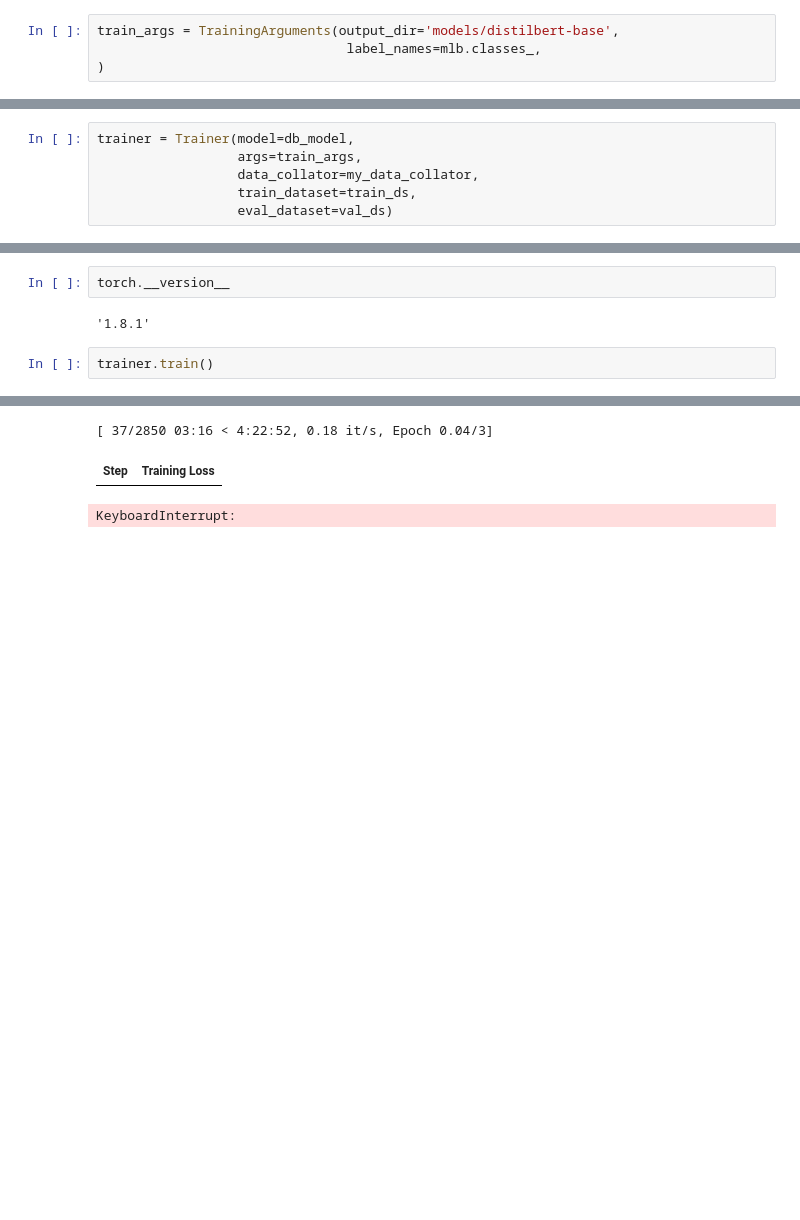
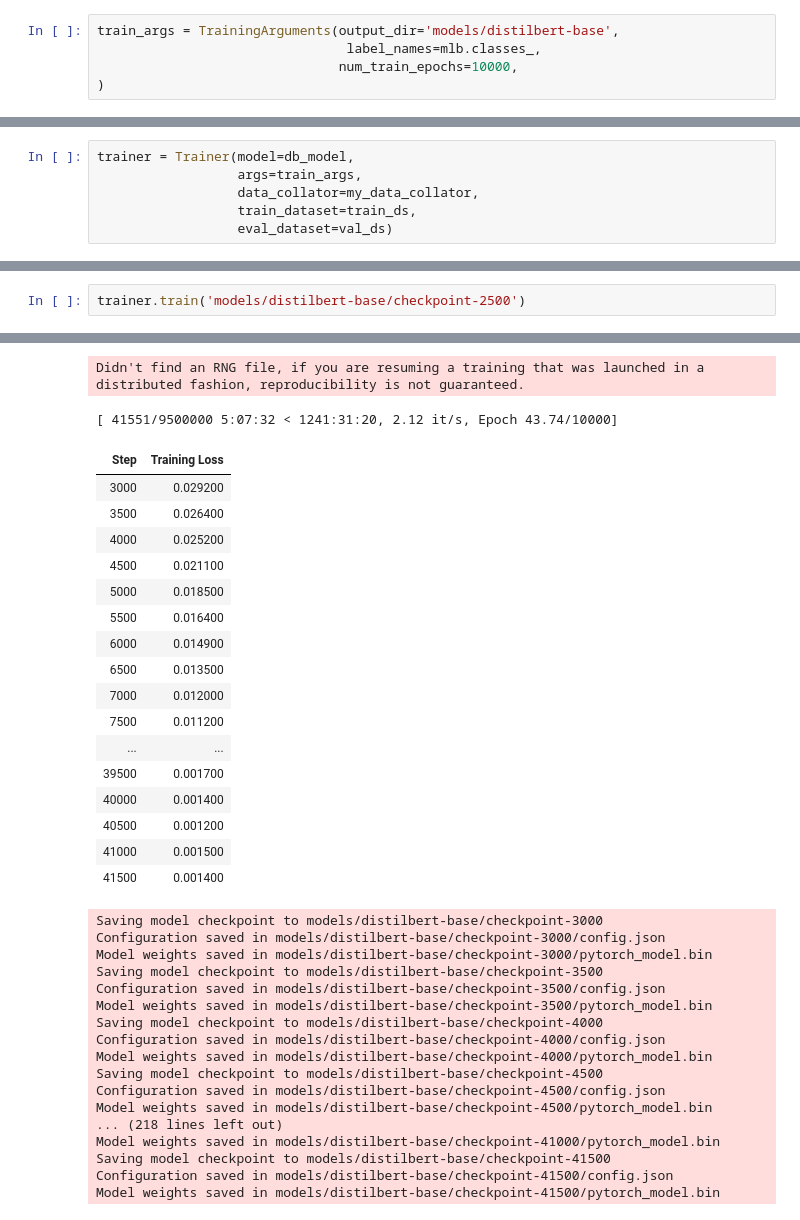
Before and after one commit to shivdhar/neuriot, a Jupyter notebook: 00_eda.ipynb, the cells around one changed output, grey strips where cells are left out. Cells and saved outputs as stored; diff of their text form; blank space fills up the shorter version.

```diff
--- a/00_eda.ipynb
+++ b/00_eda.ipynb
@@ -320,6 +326,7 @@ val_ds = SentisumDataset(df.loc[val_idxs])
 # %%
 train_args = TrainingArguments(output_dir='models/distilbert-base',
                                 label_names=mlb.classes_,
+                               num_train_epochs=10000,
 )
 # %% [output]
 PyTorch: setting up devices
@@ -337,7 +344,3 @@ False
-# %%
-torch.__version__
-# %% [output]
-'1.8.1'
 # %%
-trainer.train()
+trainer.train('models/distilbert-base/checkpoint-2500')
 # %% [output]
@@ -351,3 +359,36 @@ trainer.train()
-[ 37/2850 03:16 < 4:22:52, 0.18 it/s, Epoch 0.04/3]
+Didn't find an RNG file, if you are resuming a training that was launched in a distributed fashion, reproducibility is not guaranteed.
+[ 41551/9500000 5:07:32 < 1241:31:20, 2.12 it/s, Epoch 43.74/10000]
 | Step | Training Loss |
+| 3000 | 0.029200 |
+| 3500 | 0.026400 |
+| 4000 | 0.025200 |
+| 4500 | 0.021100 |
+| 5000 | 0.018500 |
+| 5500 | 0.016400 |
+| 6000 | 0.014900 |
+| 6500 | 0.013500 |
+| 7000 | 0.012000 |
+| 7500 | 0.011200 |
+| ... | ... |
+| 39500 | 0.001700 |
+| 40000 | 0.001400 |
+| 40500 | 0.001200 |
+| 41000 | 0.001500 |
+| 41500 | 0.001400 |
-KeyboardInterrupt:
+Saving model checkpoint to models/distilbert-base/checkpoint-3000
+Configuration saved in models/distilbert-base/checkpoint-3000/config.json
+Model weights saved in models/distilbert-base/checkpoint-3000/pytorch_model.bin
+Saving model checkpoint to models/distilbert-base/checkpoint-3500
+Configuration saved in models/distilbert-base/checkpoint-3500/config.json
+Model weights saved in models/distilbert-base/checkpoint-3500/pytorch_model.bin
+Saving model checkpoint to models/distilbert-base/checkpoint-4000
+Configuration saved in models/distilbert-base/checkpoint-4000/config.json
+Model weights saved in models/distilbert-base/checkpoint-4000/pytorch_model.bin
+Saving model checkpoint to models/distilbert-base/checkpoint-4500
+Configuration saved in models/distilbert-base/checkpoint-4500/config.json
+Model weights saved in models/distilbert-base/checkpoint-4500/pytorch_model.bin
+... (218 lines left out)
+Model weights saved in models/distilbert-base/checkpoint-41000/pytorch_model.bin
+Saving model checkpoint to models/distilbert-base/checkpoint-41500
+Configuration saved in models/distilbert-base/checkpoint-41500/config.json
+Model weights saved in models/distilbert-base/checkpoint-41500/pytorch_model.bin
```
Also changed, not shown: parts of 25 cells of this notebook, 2 other files.
